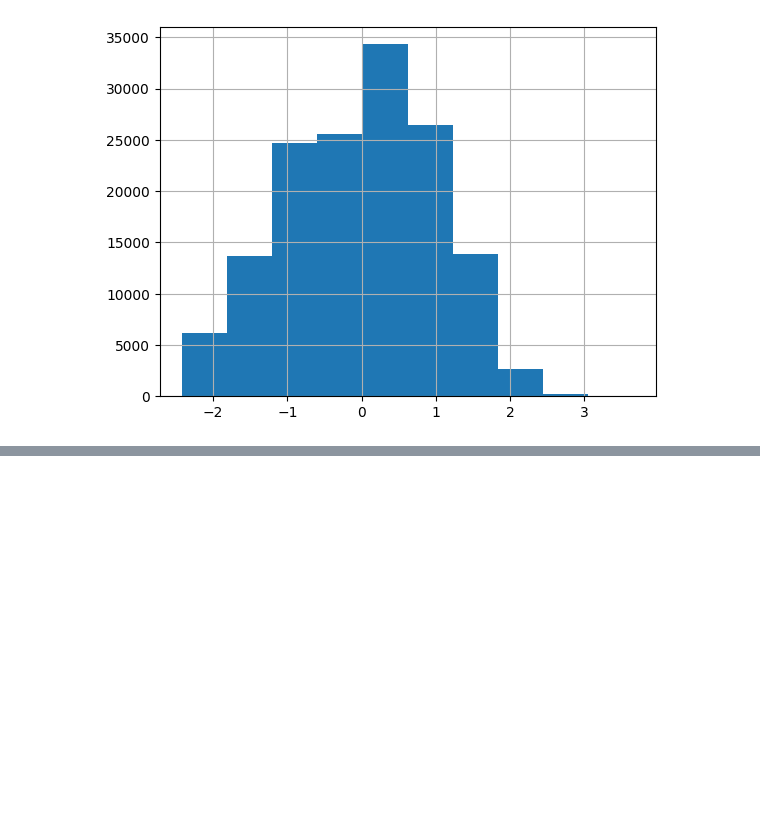
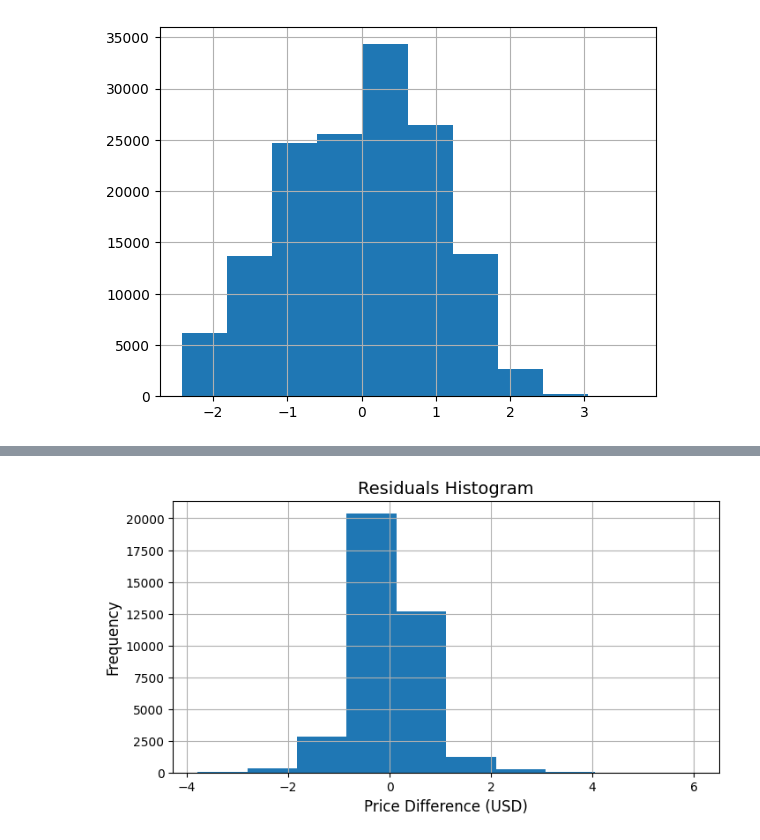
Before and after one commit to YaelDahariBIU/Tabular-Data, a Jupyter notebook: Part_2/part_2.ipynb, the cells around one changed output, grey strips where cells are left out. Cells and saved outputs as stored; diff of their text form; code cells hidden in the pictures; blank space fills up the shorter version.

```diff
--- a/Part_2/part_2.ipynb
+++ b/Part_2/part_2.ipynb
@@ -957,0 +960,9 @@ df_train_scaled['milage'].hist()
+# %%
+df_train = df_train_scaled.copy()
+df_test = df_test_scaled.copy()
+
+y_train = df_train['price']
+X_train = df_train.drop(columns='price')
+
+y_test = df_test['price']
+X_test = df_test.drop(columns='price')
@@ -957,0 +1015,13 @@ df_train_scaled['milage'].hist()
+# %%
+fig, ax = plt.subplots(figsize=(8,4))
+residuals.hist(ax=ax)
+ax.set_title('Residuals Histogram', fontsize=14)
+ax.set_xlabel('Price Difference (USD)', fontsize=12)
+ax.set_ylabel('Frequency', fontsize=12)
+
+# Saving the plot
+# plt.savefig('./images/residuals_histogram.png')
+
+plt.show()
+# %% [output]
+[figure, added]
```
Also changed, not shown: parts of 9 cells of this notebook.
